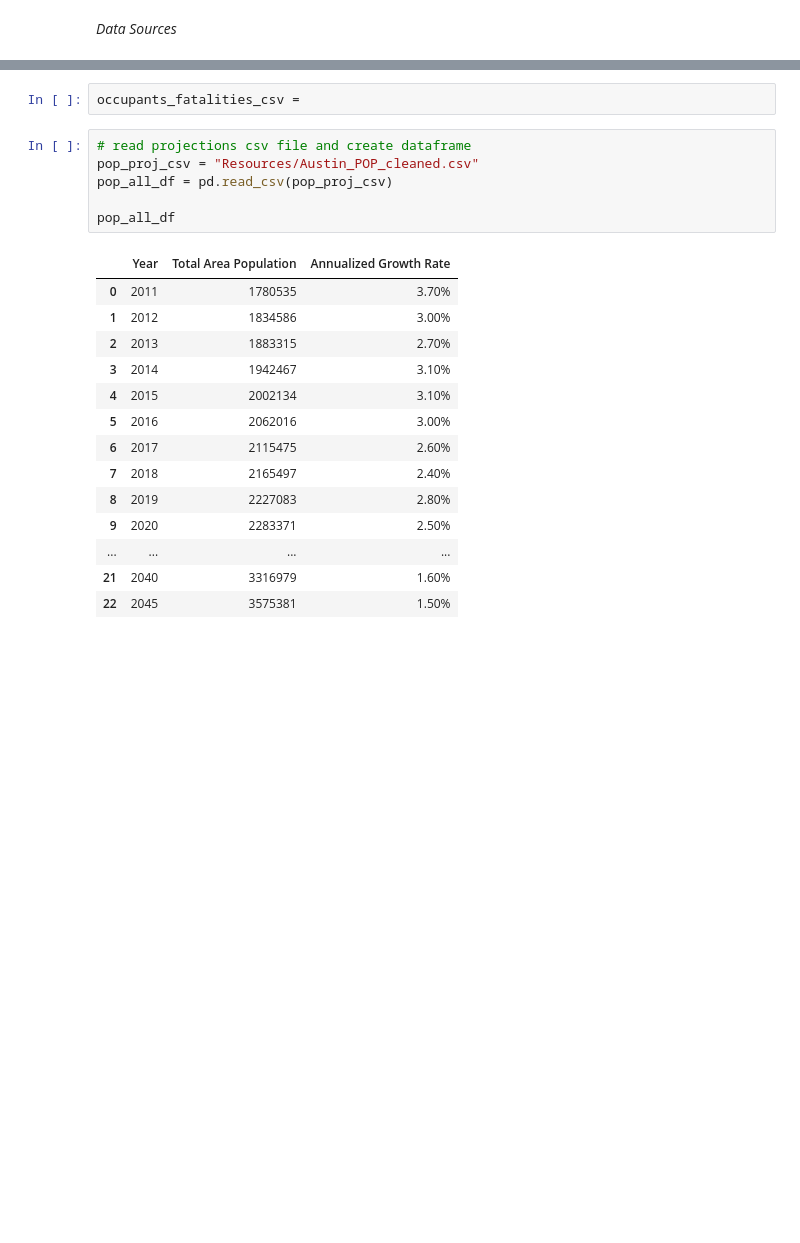
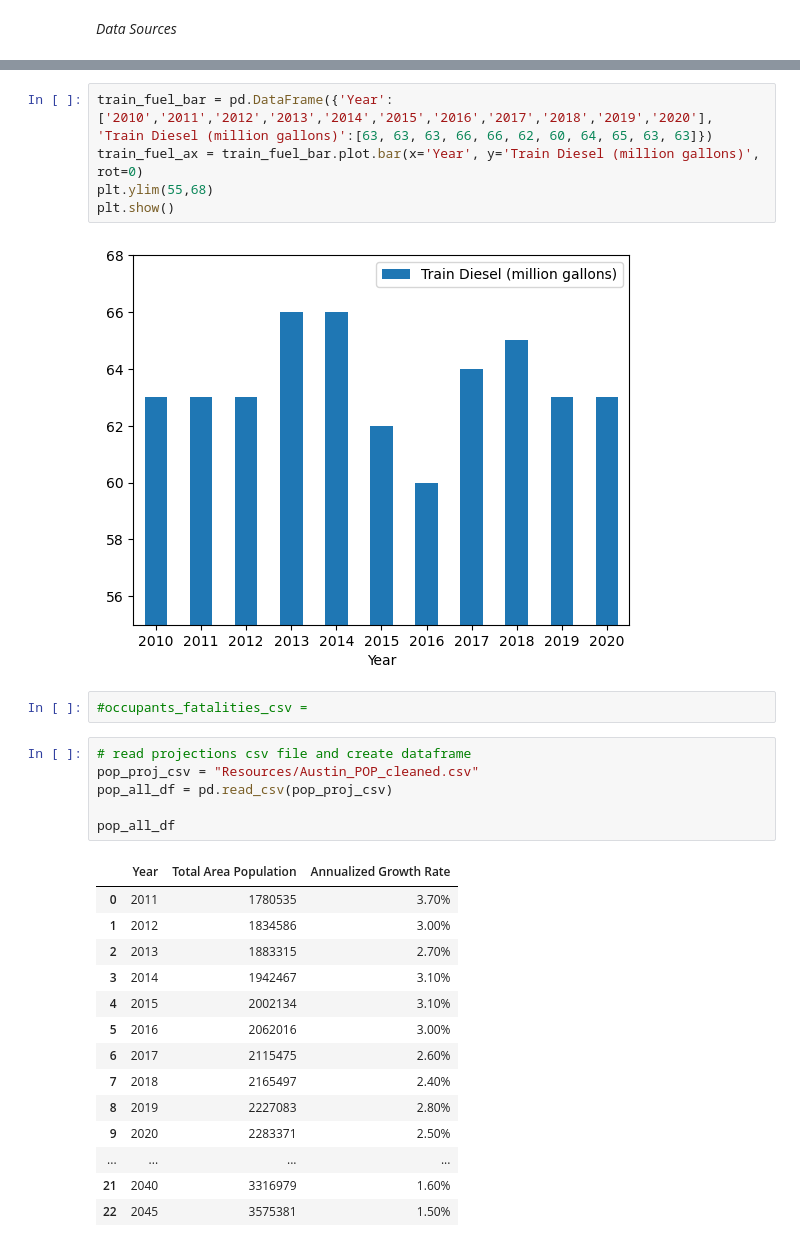
Before and after one commit to bennettnorth/Group-5-Project-1, a Jupyter notebook: Project File.ipynb, the cells around one changed output, grey strips where cells are left out. Cells and saved outputs as stored; diff of their text form; blank space fills up the shorter version.

```diff
--- a/Project File.ipynb
+++ b/Project File.ipynb
@@ -63,5 +80,12 @@ trains_fuel_df
-# %%
-occupants_fatalities_csv =
+# %%
+train_fuel_bar = pd.DataFrame({'Year':['2010','2011','2012','2013','2014','2015','2016','2017','2018','2019','2020'], 'Train Diesel (million gallons)':[63, 63, 63, 66, 66, 62, 60, 64, 65, 63, 63]})
+train_fuel_ax = train_fuel_bar.plot.bar(x='Year', y='Train Diesel (million gallons)', rot=0)
+plt.ylim(55,68)
+plt.show()
+# %% [output]
+[figure, added]
+# %%
+#occupants_fatalities_csv =
 # %%
 # read projections csv file and create dataframe
 pop_proj_csv = "Resources/Austin_POP_cleaned.csv"
```
Also changed, not shown: parts of 4 cells of this notebook.
